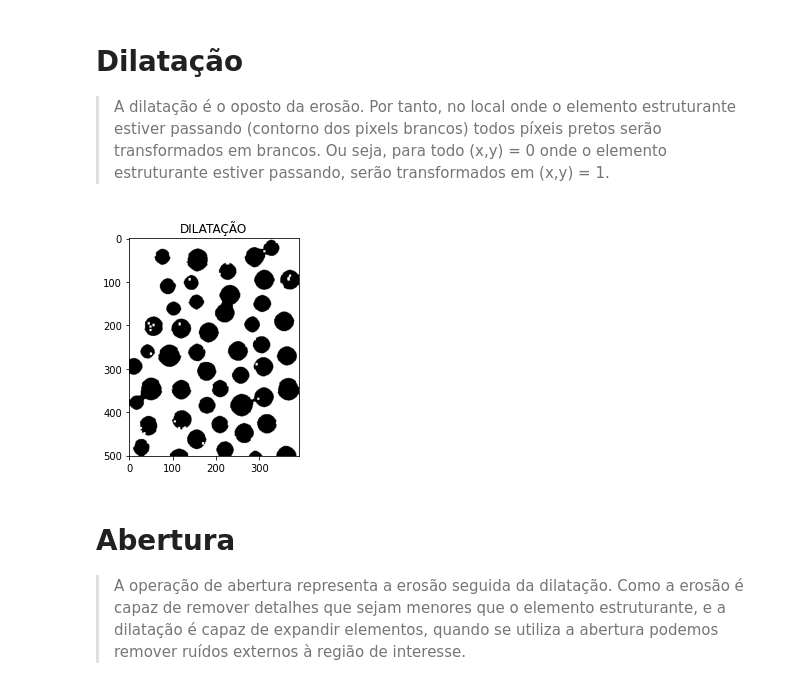
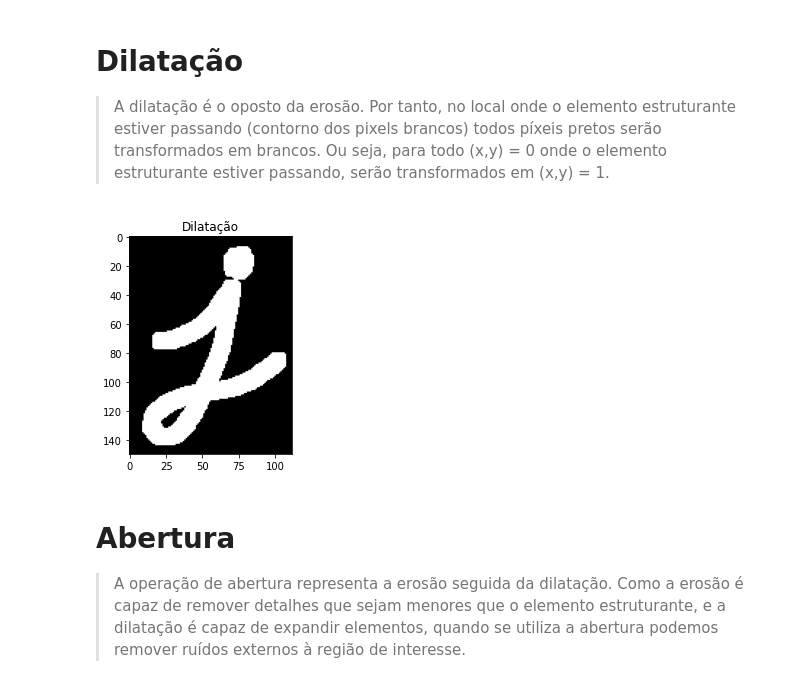
Before and after one commit to Jose-Bruno/ProcessamentoDigitalDeImagens, a Jupyter notebook: Projeto_Final_José_Bruno_da_Silva_Santos.ipynb, the cells around one changed output. Saved outputs shown, nothing was run; the diff lists cells and outputs as text; code cells hidden in the pictures.

```diff
--- a/Projeto_Final_José_Bruno_da_Silva_Santos.ipynb
+++ b/Projeto_Final_José_Bruno_da_Silva_Santos.ipynb
@@ -38,7 +38,7 @@ branco e 0 = pixel preto (o que caracteriza uma imagem binária).
 # %% [markdown]
 ![coins.jpg](embedded-picture-1)
 # %%
-imagem  = "/content/drive/MyDrive/Colab Notebooks/Imagens/coins.jpg"
+imagem  = "/content/drive/MyDrive/Colab Notebooks/Imagens/image.png"
 # %% [markdown]
 # **Binarizar a imagem**
 # %%
@@ -110,10 +116,11 @@ def dilatacao(imagem, elemento_estruturante):
     return imagem_dilatada
 # %%
 imagem_dilatada = dilatacao(imagem=img, elemento_estruturante=elemento_estruturante)
-plt.imshow(imagem_dilatada,'gray'),plt.title('DILATAÇÃO')
+plt.imshow(imagem_dilatada,'gray')
+plt.title('Dilatação')
 plt.show()
 # %% [output]
-[figure, old version]
+[figure, new version]
 # %% [markdown]
 # **Abertura**
 
```
Also changed, not shown: parts of 4 cells of this notebook.
